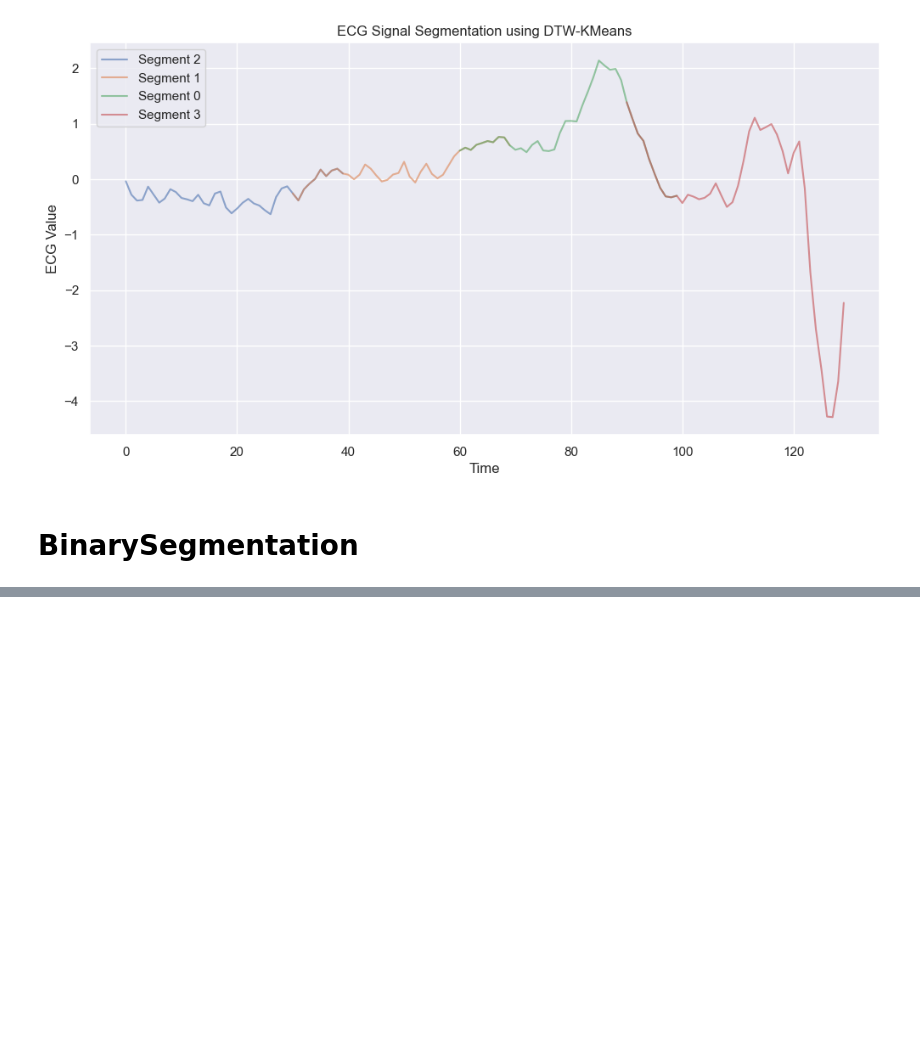
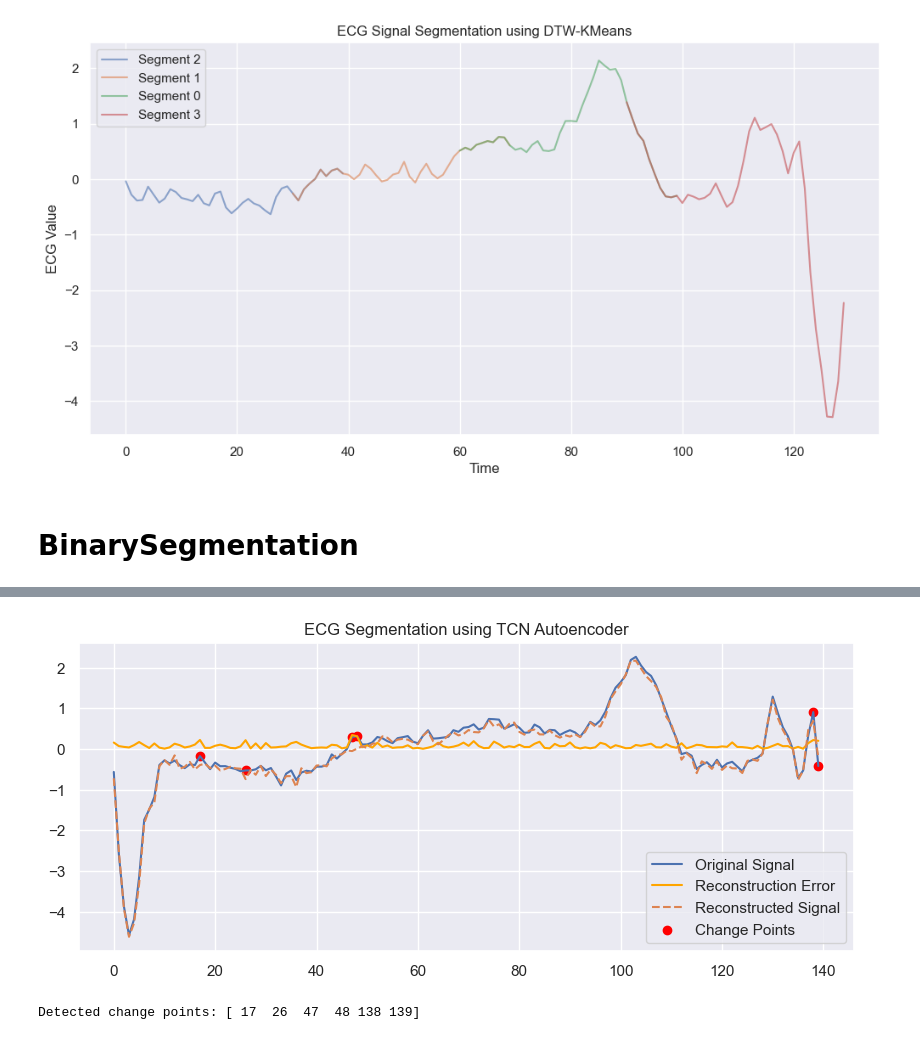
Before and after one commit to czotterbenedek/time-series-ensemble-segmentation, a Jupyter notebook: onlab_tfb4fy.ipynb, the cells around one changed output, grey strips where cells are left out. Saved outputs shown, nothing was run; the diff lists cells and outputs as text; code cells hidden in the pictures; blank space fills up the shorter version.

```diff
--- a/onlab_tfb4fy.ipynb
+++ b/onlab_tfb4fy.ipynb
@@ -266,0 +341,45 @@ plt.show()
+# %%
+# Function to train TCN Autoencoder on one ECG signal
+def segment_ecg_signal(ecg_signal, epochs=50, batch_size=32, threshold_factor=3.0):
+    device = torch.device("cuda" if torch.cuda.is_available() else "cpu")
+    ecg_signal = torch.tensor(ecg_signal, dtype=torch.float32).unsqueeze(0).unsqueeze(0).to(device)  # [1,1,T]
+    model = TCN_Autoencoder(ecg_signal.shape[-1]).to(device)
+    criterion = nn.MSELoss()
+    optimizer = optim.Adam(model.parameters(), lr=0.001)
+
+    # Training Loop
+    for _ in range(epochs):
+        optimizer.zero_grad()
+        output = model(ecg_signal)
+        loss = criterion(output, ecg_signal)
+        loss.backward()
+        optimizer.step()
+
+    # Compute reconstruction error
+    reconstruction_error = torch.abs(output.squeeze(0).squeeze(0) - ecg_signal.squeeze(0).squeeze(0)).cpu().detach().numpy()
+    threshold = reconstruction_error.mean() + threshold_factor * reconstruction_error.std()
+    change_points = np.where(reconstruction_error > (reconstruction_error.mean() + 2.0 * reconstruction_error.std()))[0]
+
+    # Get reconstructed signal
+    reconstructed_signal = output.squeeze(0).squeeze(0).cpu().detach().numpy()
+    original_signal = ecg_signal.squeeze(0).squeeze(0).cpu().detach().numpy()
+
+    # Plot
+    plt.figure(figsize=(10, 4))
+    plt.plot(ecg_signal.squeeze().cpu().numpy(), label="Original Signal")
+    plt.plot(reconstruction_error, label="Reconstruction Error", color='orange')
+    plt.plot(reconstructed_signal, label="Reconstructed Signal", linestyle='dashed')
+    plt.scatter(change_points, ecg_signal.squeeze().cpu().numpy()[change_points], color='red', label="Change Points")
+    plt.legend()
+    plt.title("ECG Segmentation using TCN Autoencoder")
+    plt.show()
+
+    return change_points
+# %%
+# Example usage (assuming 'ecg_df' is your dataset)
+ecg_signal = ecg_dataset.iloc[2, :-1].values  # Selecting the first row (one signal)
+change_points = segment_ecg_signal(ecg_signal)
+print("Detected change points:", change_points)
+# %% [output]
+[figure, added]
+Detected change points: [ 17  26  47  48 138 139]
```
Also changed, not shown: parts of 14 cells of this notebook.
